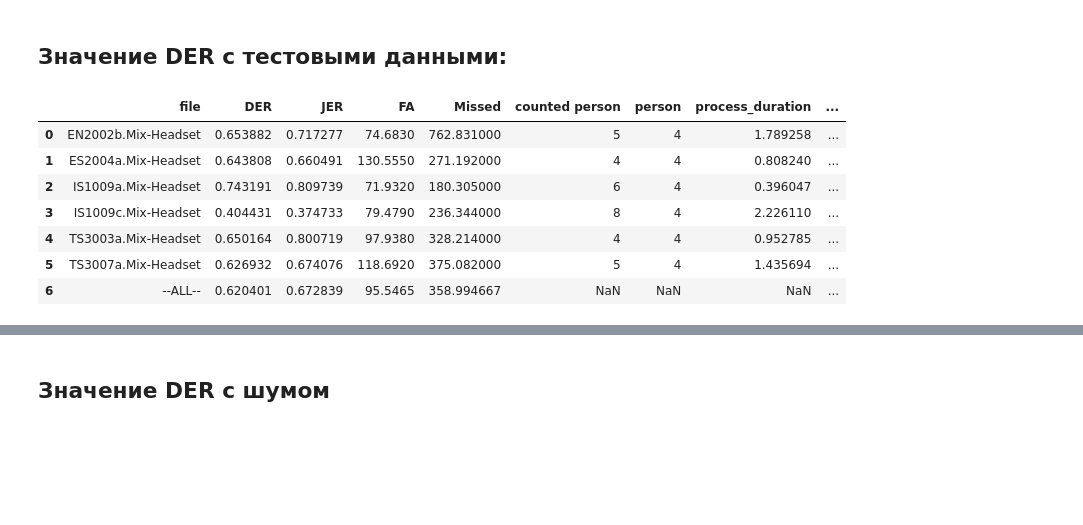
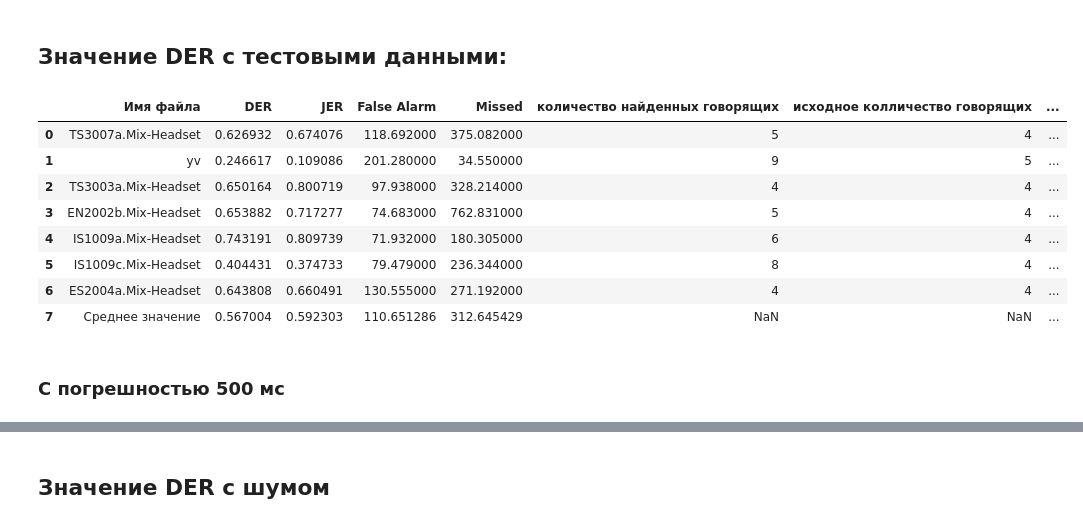
Before and after one commit to NikitaSUAI/DeepLom, a Jupyter notebook: show_statistics.ipynb, the cells around one changed output, grey strips where cells are left out. Cells and saved outputs as stored; diff of their text form; code cells hidden in the pictures; blank space fills up the shorter version.

```diff
--- a/show_statistics.ipynb
+++ b/show_statistics.ipynb
@@ -42,13 +100,16 @@ with_noise_pyBK, raw_pyBK, with_duration_pyBK = get_rttms(pyBK_out_path)
 # %% [markdown]
 ## Значение DER с тестовыми данными:
 # %%
-stat(raw_pyBK, test, pyBK_dur)
+stat(raw_pyBK, test, pyBK_dur, "pyBK")
 # %% [output]
-|  | file | DER | JER | FA | Missed | counted person | person | process_duration | ... |
-| 0 | EN2002b.Mix-Headset | 0.653882 | 0.717277 | 74.6830 | 762.831000 | 5 | 4 | 1.789258 | ... |
-| 1 | ES2004a.Mix-Headset | 0.643808 | 0.660491 | 130.5550 | 271.192000 | 4 | 4 | 0.808240 | ... |
-| 2 | IS1009a.Mix-Headset | 0.743191 | 0.809739 | 71.9320 | 180.305000 | 6 | 4 | 0.396047 | ... |
-| 3 | IS1009c.Mix-Headset | 0.404431 | 0.374733 | 79.4790 | 236.344000 | 8 | 4 | 2.226110 | ... |
-| 4 | TS3003a.Mix-Headset | 0.650164 | 0.800719 | 97.9380 | 328.214000 | 4 | 4 | 0.952785 | ... |
-| 5 | TS3007a.Mix-Headset | 0.626932 | 0.674076 | 118.6920 | 375.082000 | 5 | 4 | 1.435694 | ... |
-| 6 | --ALL-- | 0.620401 | 0.672839 | 95.5465 | 358.994667 | NaN | NaN | NaN | ... |
+|  | Имя файла | DER | JER | False Alarm | Missed | количество найденных говорящих | исходное колличество говорящих | ... |
+| 0 | TS3007a.Mix-Headset | 0.626932 | 0.674076 | 118.692000 | 375.082000 | 5 | 4 | ... |
+| 1 | yv | 0.246617 | 0.109086 | 201.280000 | 34.550000 | 9 | 5 | ... |
+| 2 | TS3003a.Mix-Headset | 0.650164 | 0.800719 | 97.938000 | 328.214000 | 4 | 4 | ... |
+| 3 | EN2002b.Mix-Headset | 0.653882 | 0.717277 | 74.683000 | 762.831000 | 5 | 4 | ... |
+| 4 | IS1009a.Mix-Headset | 0.743191 | 0.809739 | 71.932000 | 180.305000 | 6 | 4 | ... |
+| 5 | IS1009c.Mix-Headset | 0.404431 | 0.374733 | 79.479000 | 236.344000 | 8 | 4 | ... |
+| 6 | ES2004a.Mix-Headset | 0.643808 | 0.660491 | 130.555000 | 271.192000 | 4 | 4 | ... |
+| 7 | Среднее значение | 0.567004 | 0.592303 | 110.651286 | 312.645429 | NaN | NaN | ... |
+# %% [markdown]
+### С погрешностью 500 мс
```
Also changed, not shown: parts of 32 cells of this notebook.
